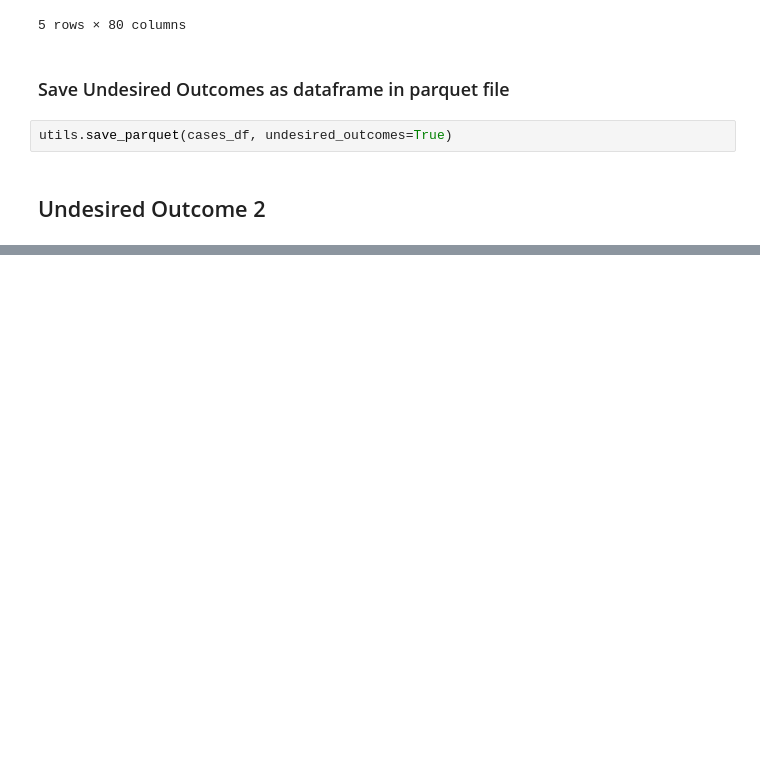
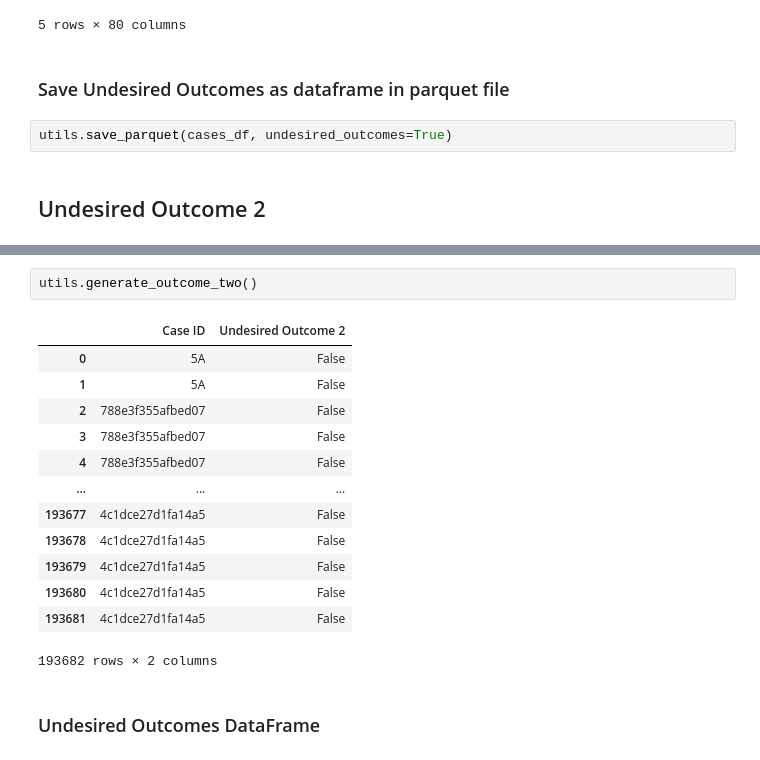
Before and after one commit to rowanarts/process-mining-assignment-2, a Jupyter notebook: Process Mining - Undesired Outcomes.ipynb, the cells around one changed output, grey strips where cells are left out. Cells and saved outputs as stored; diff of their text form; blank space fills up the shorter version.

```diff
--- a/Process Mining - Undesired Outcomes.ipynb
+++ b/Process Mining - Undesired Outcomes.ipynb
@@ -235,0 +250,18 @@ utils.generate_one_hot_encoding()
+# %%
+utils.generate_outcome_two()
+# %% [output]
+|  | Case ID | Undesired Outcome 2 |
+| 0 | 5A | False |
+| 1 | 5A | False |
+| 2 | 788e3f355afbed07 | False |
+| 3 | 788e3f355afbed07 | False |
+| 4 | 788e3f355afbed07 | False |
+| ... | ... | ... |
+| 193677 | 4c1dce27d1fa14a5 | False |
+| 193678 | 4c1dce27d1fa14a5 | False |
+| 193679 | 4c1dce27d1fa14a5 | False |
+| 193680 | 4c1dce27d1fa14a5 | False |
+| 193681 | 4c1dce27d1fa14a5 | False |
+193682 rows × 2 columns
+# %% [markdown]
+### Undesired Outcomes DataFrame
```
Also changed, not shown: parts of 1 cell of this notebook, 1 other file.
